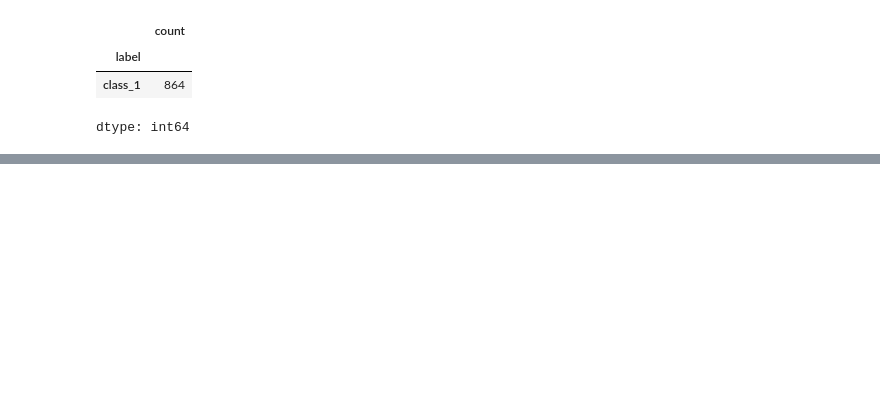
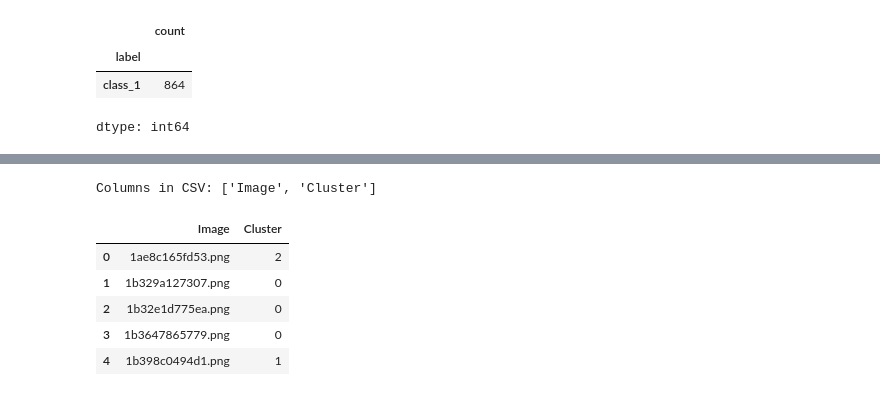
Before and after one commit to easeandrelax/blood-sugar-level, a Jupyter notebook: Welcome_To_Colab.ipynb, the cells around one changed output, grey strips where cells are left out. Cells and saved outputs as stored; diff of their text form; code cells hidden in the pictures; blank space fills up the shorter version.

```diff
--- a/Welcome_To_Colab.ipynb
+++ b/Welcome_To_Colab.ipynb
@@ -5080,0 +5181,14 @@ dtype: int64
+# %%
+import pandas as pd
+df = pd.read_csv("/content/drive/MyDrive/clustered_images_grayscale_fixed.csv")
+
+print("Columns in CSV:", df.columns.tolist())
+df.head()
+# %% [output]
+Columns in CSV: ['Image', 'Cluster']
+|  | Image | Cluster |
+| 0 | 1ae8c165fd53.png | 2 |
+| 1 | 1b329a127307.png | 0 |
+| 2 | 1b32e1d775ea.png | 0 |
+| 3 | 1b3647865779.png | 0 |
+| 4 | 1b398c0494d1.png | 1 |
```
Also changed, not shown: parts of 13 cells of this notebook.
